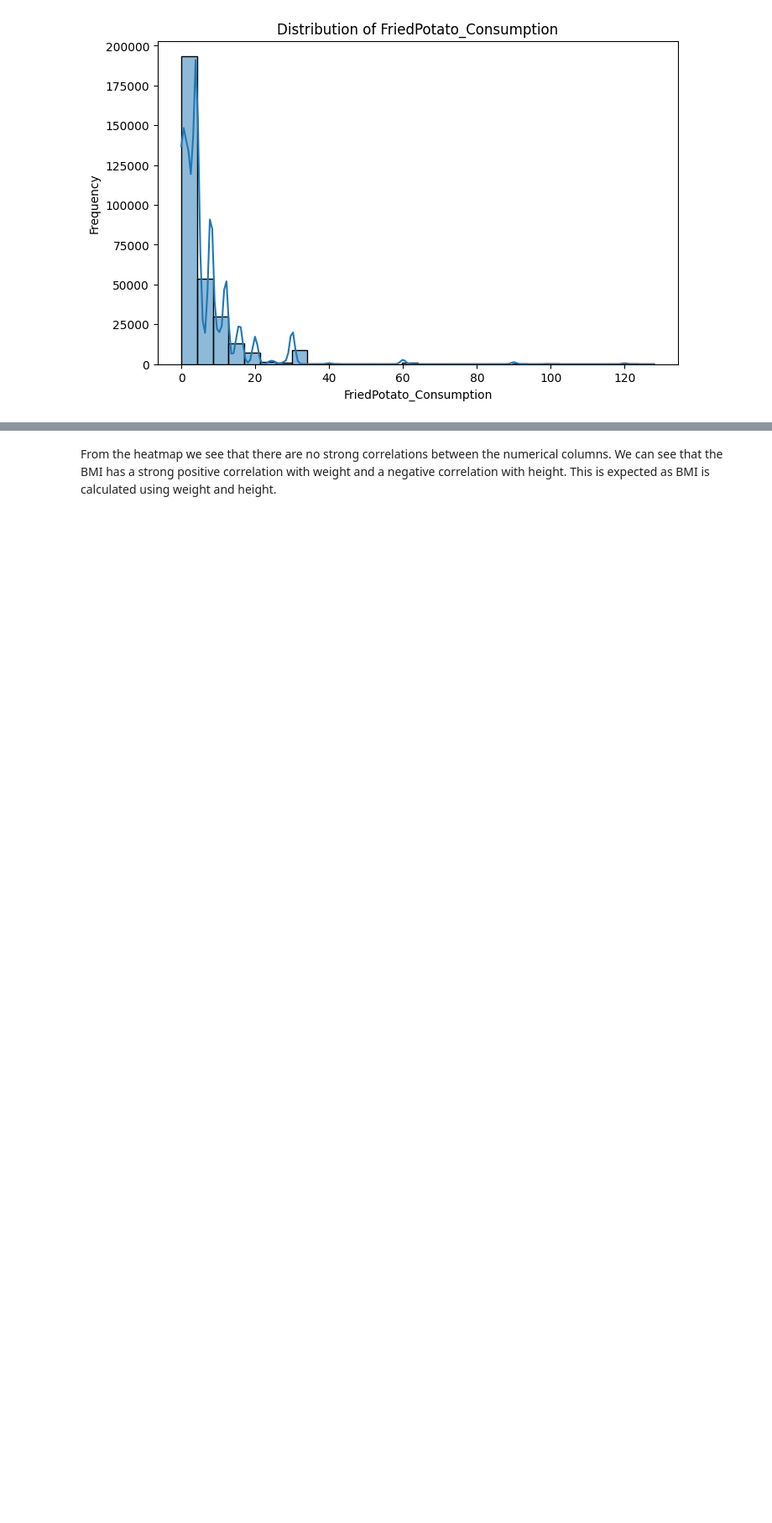
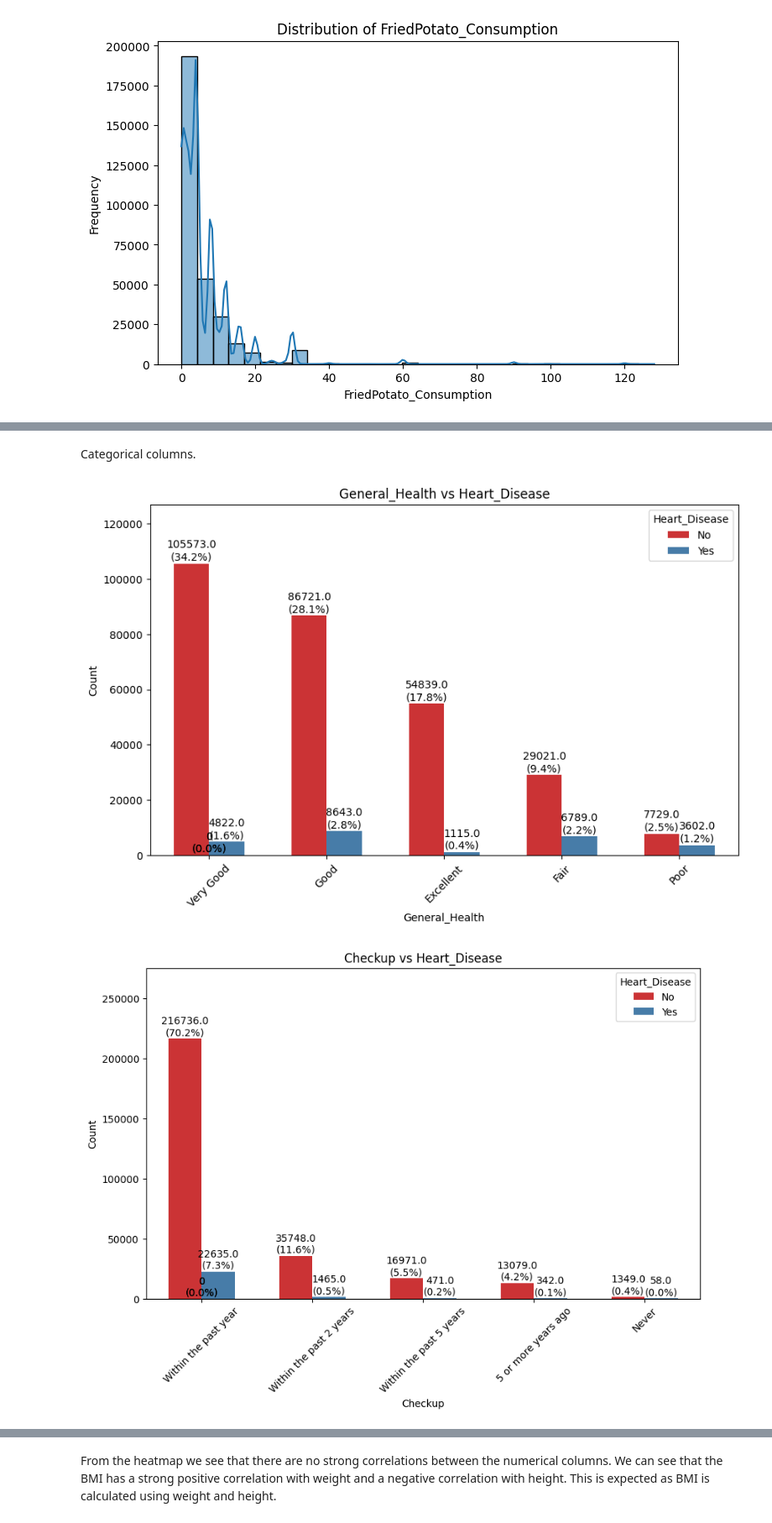
Before and after one commit to AnaLuna464/P.M3v1, a Jupyter notebook: eda.ipynb, the cells around one changed output, grey strips where cells are left out. Shown at 84% size. Drawn from its saved outputs; the diff is of its cells as text; code cells hidden in the pictures; blank space fills up the shorter version.

Commit message:
Finished multivariate analysis.
Finished univariate, bivariate and multivariate analysis.

```diff
--- a/eda.ipynb
+++ b/eda.ipynb
@@ -392,0 +372,49 @@ plt.show()
+# %% [markdown]
+Categorical columns.
+# %%
+# Let's analyse the distribution of the target variable with respect to the categorical columns, going through each column one by one like we did for the univariate analysis.
+
+def plot_bivariate_analysis(df):
+    # Identify categorical columns and exclude the target variable
+    exclude_columns = ['Heart_Disease']
+    categorical_columns = [col for col in df.select_dtypes(include=['object', 'category']).columns if col not in exclude_columns]
+
+    # Iterate through each categorical column
+    for column in categorical_columns:
+        # Set the figure size
+        plt.figure(figsize=(10, 6))
+
+        # Create the count plot with Heart_Disease as the hue and sorted values
+        sorted_values = df[column].value_counts().index
+        sns.countplot(x=column, data=df, palette="Set1", hue='Heart_Disease', order=sorted_values, width=0.6)
+
+        # Calculate the total number of entries
+        total = len(df)
+
+        # Adjust the y-axis limits to provide extra space for annotations
+        plt.ylim(0, df[column].value_counts().max() * 1.15)
+
+        # Add annotations on top of each column to show the exact number of entries and percentage
+        for p in plt.gca().patches:
+            height = p.get_height()
+            percentage = f'{height / total * 100:.1f}%'
+            plt.gca().annotate(f'{height}\n({percentage})', (p.get_x() + p.get_width() / 2., height),
+                               ha='center', va='center', fontsize=10, color='black', xytext=(0, 12),
+                               textcoords='offset points')
+
+        # Rotate the x-labels for better readability
+        plt.xticks(rotation=45)
+
+        # Set the title and labels
+        plt.title(f'{column} vs Heart_Disease')
+        plt.xlabel(column)
+        plt.ylabel('Count')
+
+        # Display the plot
+        plt.show()
+
+# Call the function to plot bivariate analysis
+plot_bivariate_analysis(df)
+# %% [output]
+[figure, added]
+[figure, added]
```
Also changed, not shown: parts of 12 cells of this notebook.
